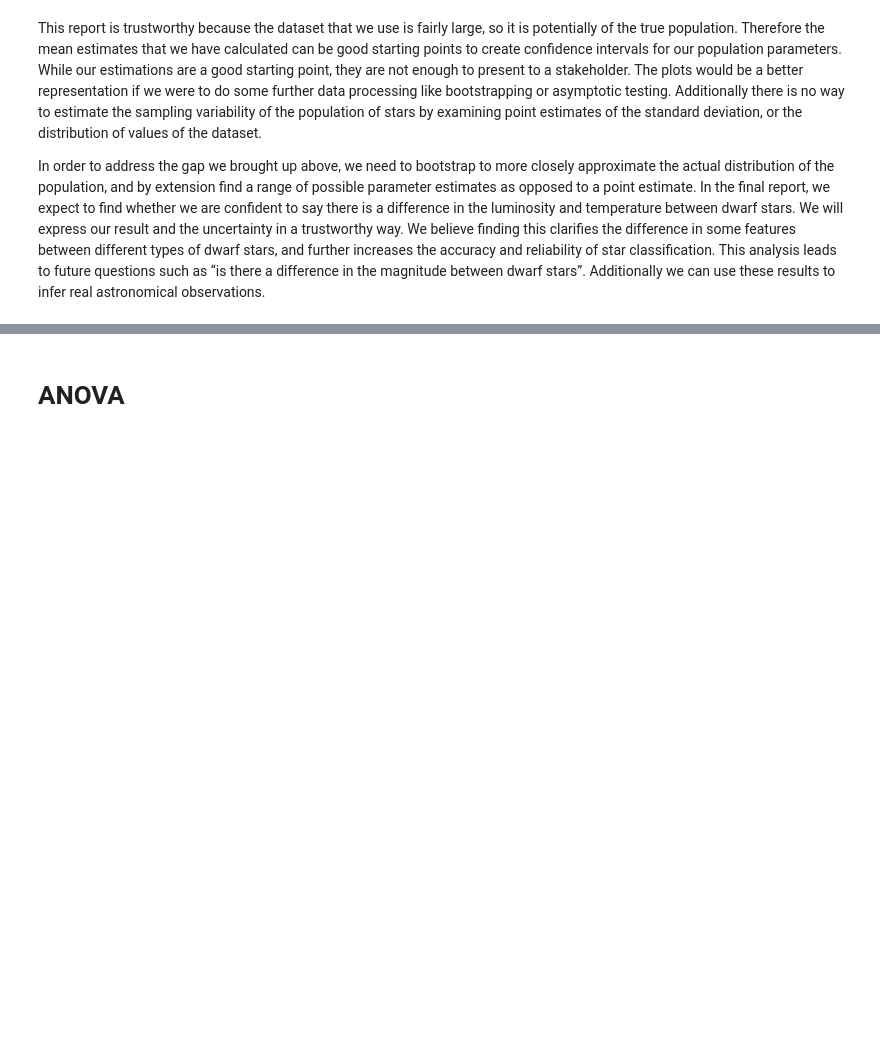
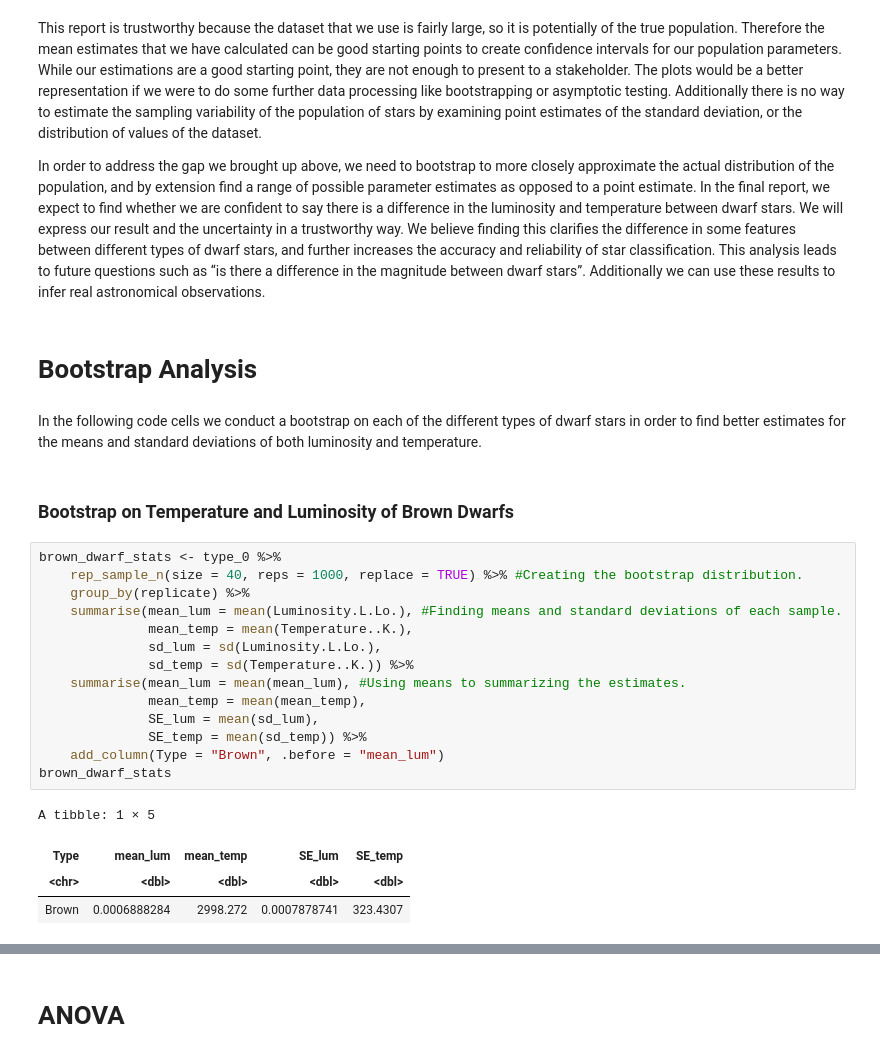
Before and after one commit to dliviya/STAT201-Dwarf_Star_Classification, a Jupyter notebook: analysisNew.ipynb, the cells around one changed output, grey strips where cells are left out. Saved outputs shown, nothing was run; the diff lists cells and outputs as text; blank space fills up the shorter version.

```diff
--- a/analysisNew.ipynb
+++ b/analysisNew.ipynb
@@ -207,3 +183,28 @@ This report is trustworthy because the dataset that we use is fairly large, so i
 
 In order to address the gap we brought up above, we need to bootstrap to more closely approximate the actual distribution of the population, and by extension find a range of possible parameter estimates as opposed to a point estimate.
 In the final report, we expect to find whether we are confident to say there is a difference in the luminosity and temperature between dwarf stars. We will express our result and the uncertainty in a trustworthy way. We believe finding this clarifies the difference in some features between different types of dwarf stars, and further increases the accuracy and reliability of star classification. This analysis leads to future questions such as “is there a difference in the magnitude between dwarf stars”. Additionally we can use these results to infer real astronomical observations.
+# %% [markdown]
+# Bootstrap Analysis
+# %% [markdown]
+In the following code cells we conduct a bootstrap on each of the different types of dwarf stars in order to find better estimates for the means and standard deviations of both luminosity and temperature.
+# %% [markdown]
+### Bootstrap on Temperature and Luminosity of Brown Dwarfs
+# %%
+brown_dwarf_stats <- type_0 %>%
+    rep_sample_n(size = 40, reps = 1000, replace = TRUE) %>% #Creating the bootstrap distribution.
+    group_by(replicate) %>%
+    summarise(mean_lum = mean(Luminosity.L.Lo.), #Finding means and standard deviations of each sample.
+              mean_temp = mean(Temperature..K.),
+              sd_lum = sd(Luminosity.L.Lo.),
+              sd_temp = sd(Temperature..K.)) %>%
+    summarise(mean_lum = mean(mean_lum), #Using means to summarizing the estimates.
+              mean_temp = mean(mean_temp),
+              SE_lum = mean(sd_lum),
+              SE_temp = mean(sd_temp)) %>%
+    add_column(Type = "Brown", .before = "mean_lum")
+brown_dwarf_stats
+# %% [output]
+A tibble: 1 × 5
+| Type | mean_lum | mean_temp | SE_lum | SE_temp |
+| <chr> | <dbl> | <dbl> | <dbl> | <dbl> |
+| Brown | 0.0006888284 | 2998.272 | 0.0007878741 | 323.4307 |
```
Also changed, not shown: parts of 22 cells of this notebook.
